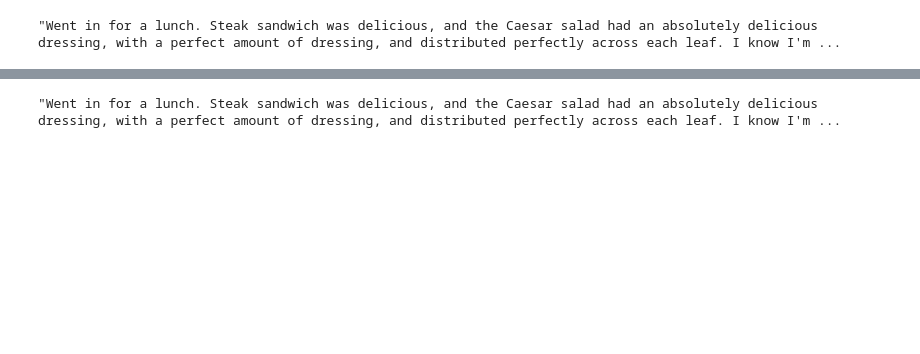
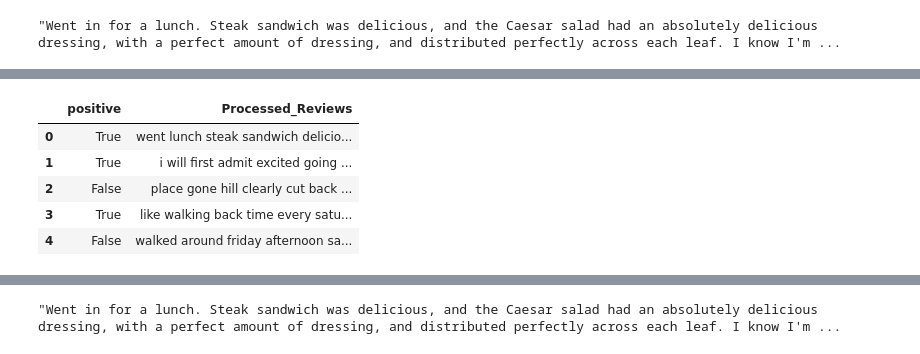
Before and after one commit to Harvey1973/Yelp-data-challenge, a Jupyter notebook: preprocess/process_reviews.ipynb, the cells around one changed output, grey strips where cells are left out. Cells and saved outputs as stored; diff of their text form; code cells hidden in the pictures; blank space fills up the shorter version.

```diff
--- a/preprocess/process_reviews.ipynb
+++ b/preprocess/process_reviews.ipynb
@@ -55,0 +117,13 @@ df['Processed_Reviews'][0]
+# %%
+df.drop('text',axis = 1,inplace= True)
+df.drop('stars',axis = 1,inplace= True)
+df.drop('language',axis = 1,inplace= True)
+# %%
+df.head()
+# %% [output]
+|  | positive | Processed_Reviews |
+| 0 | True | went lunch steak sandwich delicio... |
+| 1 | True | i will first admit excited going ... |
+| 2 | False | place gone hill clearly cut back ... |
+| 3 | True | like walking back time every satu... |
+| 4 | False | walked around friday afternoon sa... |
```
Also changed, not shown: parts of 27 cells of this notebook, 1 other file.
